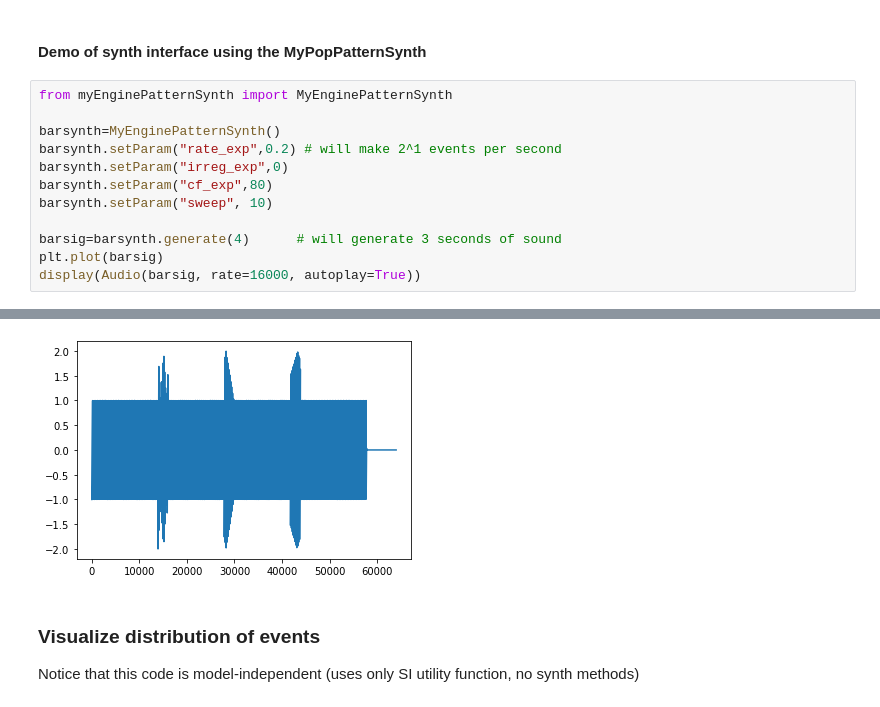
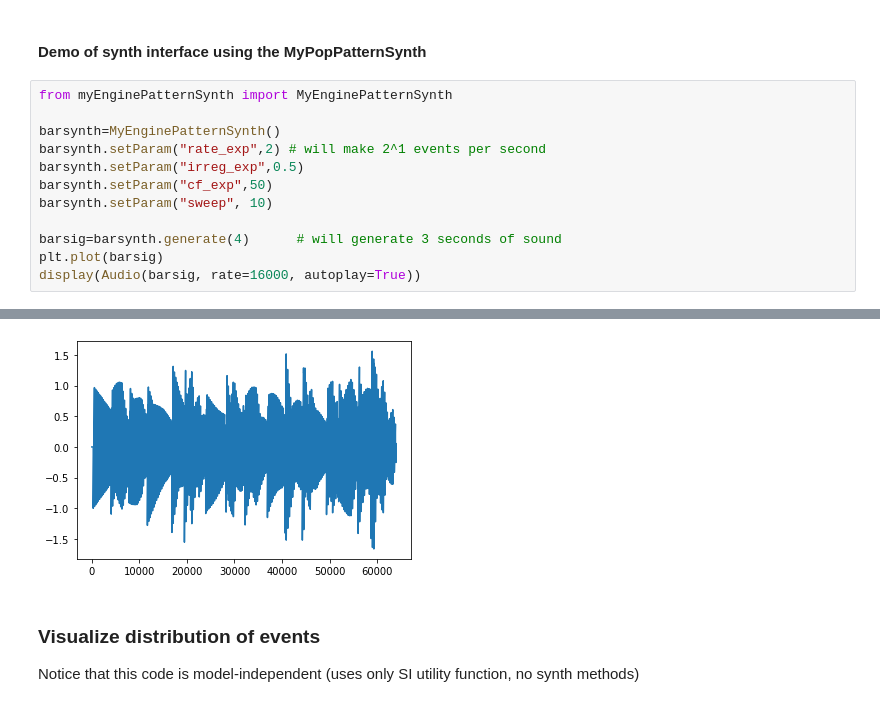
Before and after one commit to prashanthtr/engineSynth, a Jupyter notebook: EngineTextureVisualization-notebook.ipynb, the cells around one changed output, grey strips where cells are left out. Cells and saved outputs as stored; diff of their text form.

```diff
--- a/EngineTextureVisualization-notebook.ipynb
+++ b/EngineTextureVisualization-notebook.ipynb
@@ -61,18 +61,18 @@ Name:  sweep  Default value :  40  Max value  40  Min value  0
 # %%
 from myEnginePatternSynth import MyEnginePatternSynth
 
 barsynth=MyEnginePatternSynth()
-barsynth.setParam("rate_exp",0.2) # will make 2^1 events per second
-barsynth.setParam("irreg_exp",0)
-barsynth.setParam("cf_exp",80)
+barsynth.setParam("rate_exp",2) # will make 2^1 events per second
+barsynth.setParam("irreg_exp",0.5)
+barsynth.setParam("cf_exp",50)
 barsynth.setParam("sweep", 10)
 
 barsig=barsynth.generate(4)      # will generate 3 seconds of sound
 plt.plot(barsig)
 display(Audio(barsig, rate=16000, autoplay=True))
 # %% [output]
 [interactive output not drawn]
-[figure, old version]
+[figure, new version]
 # %% [markdown]
 ### Visualize distribution of events
 
```
Also changed, not shown: parts of 6 cells of this notebook, 3 other files.
